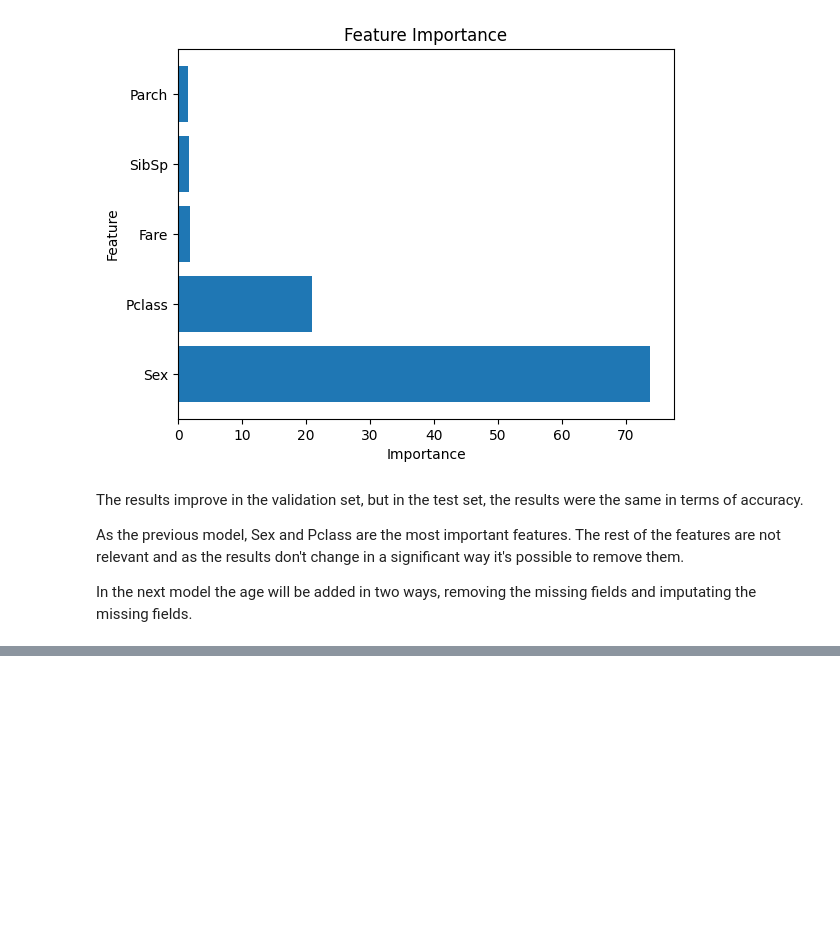
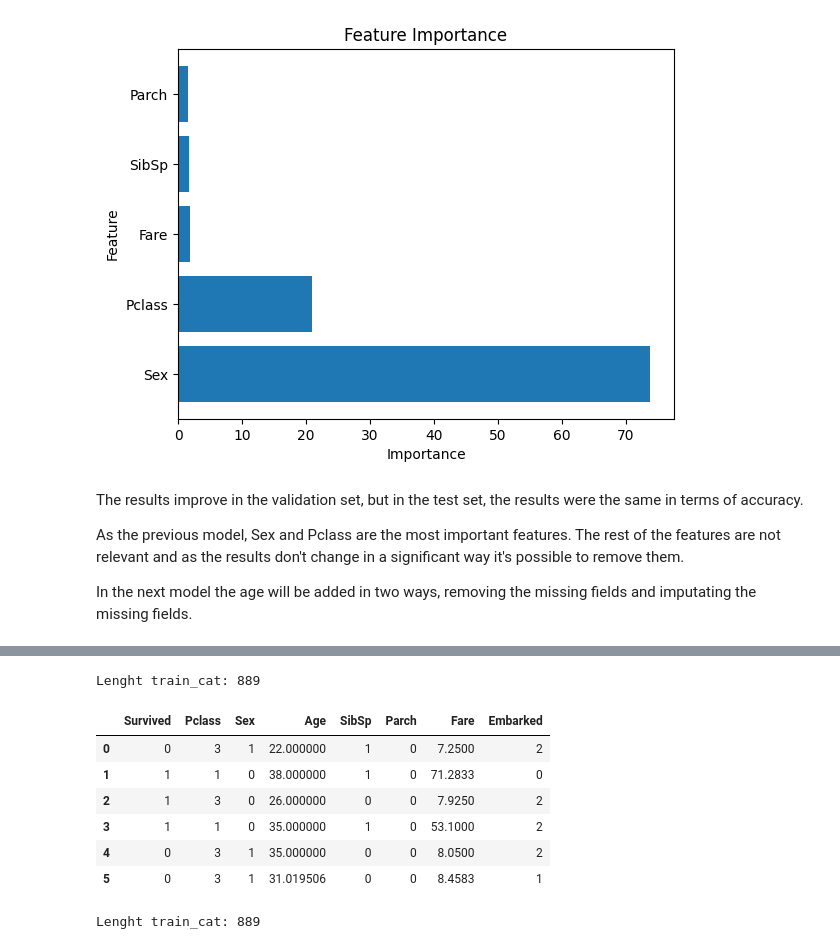
Before and after one commit to nhernandezz970408/Titanic---Machine-Learning-from-Disaster, a Jupyter notebook: notebooks/model-exploration.ipynb, the cells around one changed output, grey strips where cells are left out. Saved outputs shown, nothing was run; the diff lists cells and outputs as text; code cells hidden in the pictures; blank space fills up the shorter version.

```diff
--- a/notebooks/model-exploration.ipynb
+++ b/notebooks/model-exploration.ipynb
@@ -193,0 +360,12 @@ Tiempo estimado hasta aquí: ~1 hour
+# %%
+train = pd.read_csv("/kaggle/input/titanic/train.csv")
+train_cat_5 = train[["Survived", "Pclass", "Sex","Age", "SibSp", "Parch", "Fare", "Embarked"]].copy()
+train_cat_5.dropna(subset = ["Embarked"], inplace = True)
+print("Lenght train_cat:", len(train_cat_5))
+#Loop through categorical columns and apply LabelEncoder to convert them into numerical values.
+for col in train_cat_5.select_dtypes(include='object').columns:
+    train_cat_5[col] = LabelEncoder().fit_transform(train_cat_5[col])
+train_cat_5_original = train_cat_5
+train_cat_5 = train_cat_5.drop('Survived', axis=1)
+# %% [output]
+Lenght train_cat: 889
@@ -193,0 +392,18 @@ Tiempo estimado hasta aquí: ~1 hour
+# %%
+temp_imputed = train_cat_5.copy()
+temp_imputed["Age"] = train_cat_5["Age"].fillna(train_cat_5["Age"].mean())
+scaler = StandardScaler()
+scaled_data = scaler.fit_transform(temp_imputed)
+
+# Define VAE parameters
+input_dim = scaled_data.shape[1]
+hidden_dim = 64
+latent_dim = 32
+vae = VAE(input_dim, hidden_dim, latent_dim)
+
+#Train the VAE
+optimizer = torch.optim.Adam(vae.parameters(), lr=0.001)
+criterion = nn.MSELoss()
+
+train_data, _ = train_test_split(scaled_data, test_size=0.2, random_state=42)
+train_data = torch.tensor(train_data, dtype=torch.float32) #Data to tensor format
@@ -193,0 +419,25 @@ Tiempo estimado hasta aquí: ~1 hour
+# %%
+vae.eval()
+reconstructed_data = vae(torch.tensor(scaled_data, dtype=torch.float32)).detach().numpy()
+
+# Replace NaN values in the original numerical column
+reconstructed_unscaled = scaler.inverse_transform(reconstructed_data)
+imputed_indices = train_cat_5_original[train_cat_5_original["Age"].isnull()].index
+train_cat_5_original["Age"] = np.where(train_cat_5_original["Age"].isnull(), reconstructed_unscaled[:, 2], train_cat_5_original["Age"])
+train_cat_5_original.head(6)
+# %% [output]
+|  | Survived | Pclass | Sex | Age | SibSp | Parch | Fare | Embarked |
+| 0 | 0 | 3 | 1 | 22.000000 | 1 | 0 | 7.2500 | 2 |
+| 1 | 1 | 1 | 0 | 38.000000 | 1 | 0 | 71.2833 | 0 |
+| 2 | 1 | 3 | 0 | 26.000000 | 0 | 0 | 7.9250 | 2 |
+| 3 | 1 | 1 | 0 | 35.000000 | 1 | 0 | 53.1000 | 2 |
+| 4 | 0 | 3 | 1 | 35.000000 | 0 | 0 | 8.0500 | 2 |
+| 5 | 0 | 3 | 1 | 31.019506 | 0 | 0 | 8.4583 | 1 |
+# %%
+print("Lenght train_cat:", len(train_cat_5_original))
+X_cat_5 = train_cat_5_original.drop('Survived', axis=1)
+y_cat_5 = train_cat_5_original['Survived']
+X_train_cat_5, X_temp_cat_5, y_train_cat_5, y_temp_cat_5 = train_test_split(X_cat_5, y_cat_5, test_size=0.3, random_state=42) #Separate train set
+X_val_cat_5, X_test_cat_5, y_val_cat_5, y_test_cat_5 = train_test_split(X_temp_cat_5, y_temp_cat_5, test_size=0.5, random_state=42) #Create validation and test set
+# %% [output]
+Lenght train_cat: 889
```
Also changed, not shown: parts of 28 cells of this notebook.
